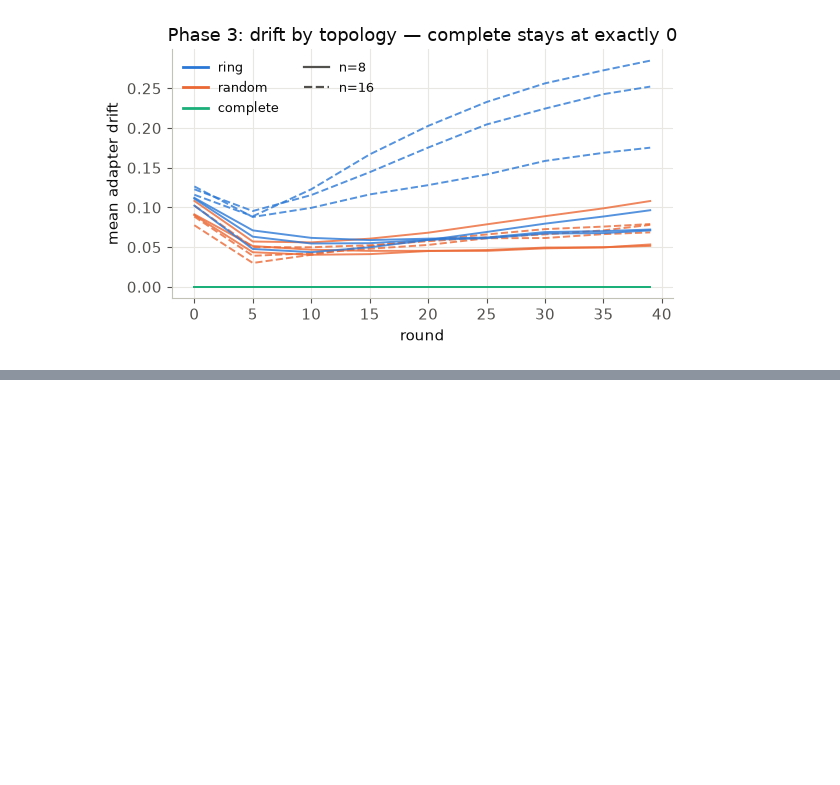
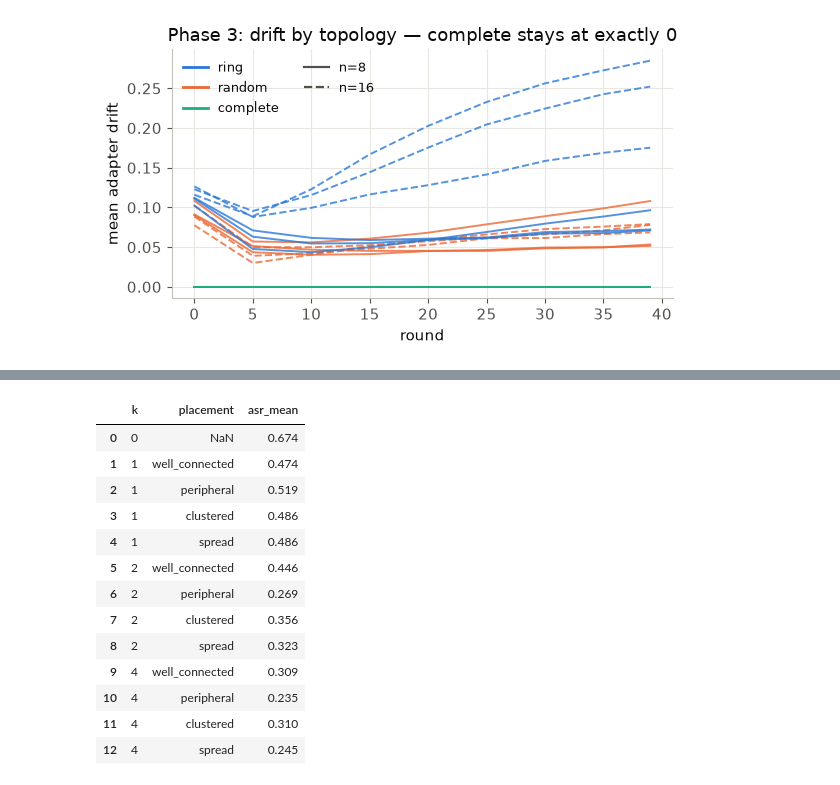
Before and after one commit to M-9acem/p2p_safety_agent_erosion, a Jupyter notebook: notebooks/results_analysis.ipynb, the cells around one changed output, grey strips where cells are left out. Saved outputs shown, nothing was run; the diff lists cells and outputs as text; code cells hidden in the pictures; blank space fills up the shorter version.

```diff
--- a/notebooks/results_analysis.ipynb
+++ b/notebooks/results_analysis.ipynb
@@ -403,0 +415,22 @@ complete topology: max final-round drift across all 6 runs = 0.00e+00
+# %%
+RESULTS_RQ3 = ROOT / "results" / "rq3"
+
+rq3_summary = json.loads((RESULTS_RQ3 / "rq3_headline_summary.json").read_text())
+rq3_results = rq3_summary["results"]  # [{"k", "placement", "asr_mean"}, ...], k=0 row is the baseline
+rq3_df = pd.DataFrame(rq3_results)
+rq3_df
+# %% [output]
+|  | k | placement | asr_mean |
+| 0 | 0 | NaN | 0.674 |
+| 1 | 1 | well_connected | 0.474 |
+| 2 | 1 | peripheral | 0.519 |
+| 3 | 1 | clustered | 0.486 |
+| 4 | 1 | spread | 0.486 |
+| 5 | 2 | well_connected | 0.446 |
+| 6 | 2 | peripheral | 0.269 |
+| 7 | 2 | clustered | 0.356 |
+| 8 | 2 | spread | 0.323 |
+| 9 | 4 | well_connected | 0.309 |
+| 10 | 4 | peripheral | 0.235 |
+| 11 | 4 | clustered | 0.310 |
+| 12 | 4 | spread | 0.245 |
```
Also changed, not shown: parts of 9 cells of this notebook, 14 other files.
